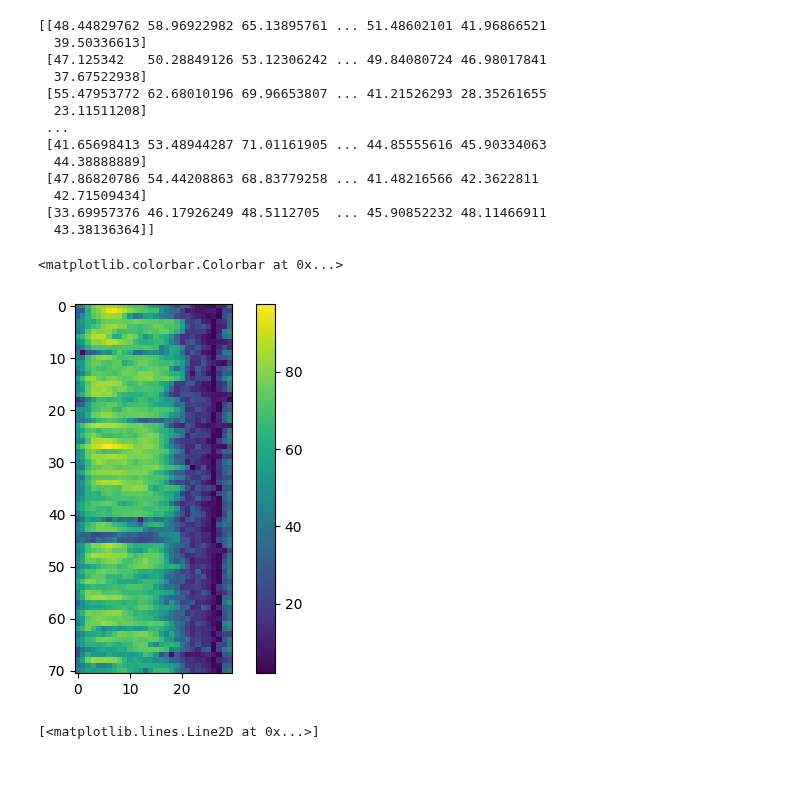
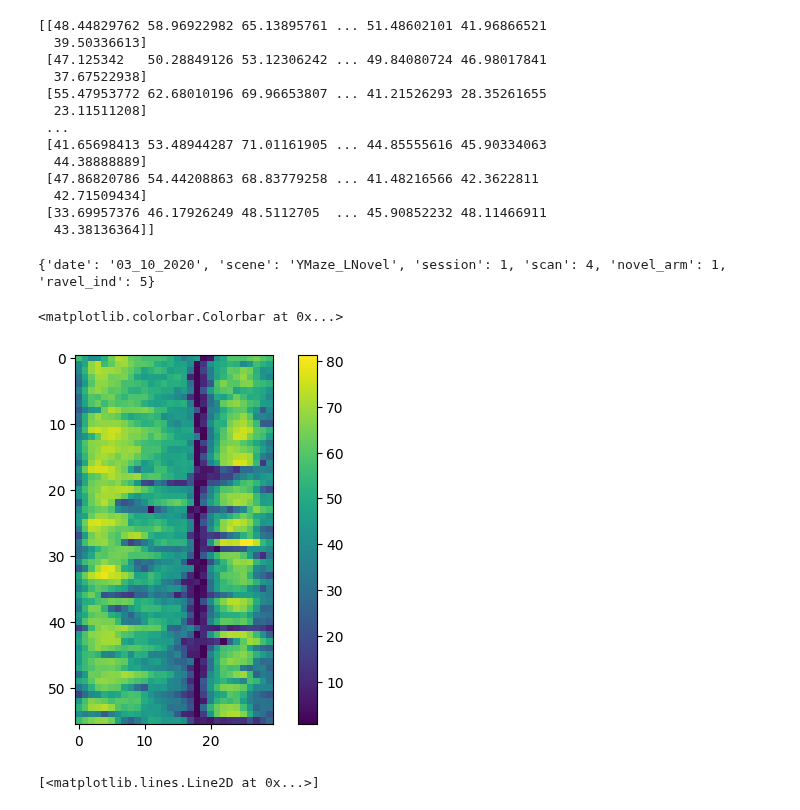
Before and after one commit to GiocomoLab/STX3KO_analyses, a Jupyter notebook: notebooks/supp_figs/fig_s4_running/running_analyses.ipynb, the cells around one changed output. Saved outputs shown, nothing was run; the diff lists cells and outputs as text; code cells hidden in the pictures; blank space fills up the shorter version.

```diff
--- a/notebooks/supp_figs/fig_s4_running/running_analyses.ipynb
+++ b/notebooks/supp_figs/fig_s4_running/running_analyses.ipynb
@@ -31,4 +219,4 @@ The autoreload extension is already loaded. To reload it, use:
 # %%
-sess = u.load_vr_day(ko_mice[0],5, pkldir = '/mnt/BigDisk/YMaze_VR_Pkls')
+
 # sess = u.load_single_day(sparse_mice[0],5)
 # %% [output]
@@ -35,0 +224,24 @@ sess = u.load_vr_day(ko_mice[0],5, pkldir = '/mnt/BigDisk/YMaze_VR_Pkls')
+# %%
+row = []
+for cond, mice in zip(('ctrl', 'ko', 'sparse'), (ctrl_mice, ko_mice, sparse_mice)):
+    for day in range(6):
+        for mouse in mice:
+            if mouse == 'SparseKO_09' and day ==2:
+                continue
+            sess = u.load_vr_day(mouse, day, pkldir = '/mnt/BigDisk/YMaze_VR_Pkls')
+            for block in np.arange(1,6):
+                try:
+                    first_block_ind = np.argwhere(sess.timeseries['block']==block)[0][-1]
+                    prev_block_ind = np.argwhere(sess.timeseries['block']==(block-1))[-1][-1]
+                except:
+                    continue
+
+                inter_block_speed = sess.timeseries['raw_speed'][0,prev_block_ind:first_block_ind]
+
+                row.append({'mouse': mouse,
+                            'day': day,
+                            'cond': cond,
+                            'block': block,
+                            'speed': inter_block_speed.mean()})
+
+df = pd.DataFrame(row)
@@ -68,12 +332,14 @@ print(sess.trial_matrices['speed'][sess.trial_info['LR']==sess.novel_arm, :])
  [33.69957376 46.17926249 48.5112705  ... 45.90852232 48.11466911
   43.38136364]]
 # %%
+sess = u.load_vr_day(ko_mice[3],5, pkldir = '/mnt/BigDisk/YMaze_VR_Pkls')
 fig, ax = plt.subplots()
 h = ax.imshow(sess.trial_matrices['speed'][sess.trial_info['LR']!=sess.novel_arm, :])
 plt.colorbar(h)
 # %% [output]
-<matplotlib.colorbar.Colorbar at 0x...>
+{'date': '03_10_2020', 'scene': 'YMaze_LNovel', 'session': 1, 'scan': 4, 'novel_arm': 1, 'ravel_ind': 5}
+<matplotlib.colorbar.Colorbar at 0x...>
-[figure, old version]
+[figure, new version]
 # %%
 fig, ax = plt.subplots()
 ax.plot(cov)
```
Also changed, not shown: parts of 18 cells of this notebook, 5 other files.
